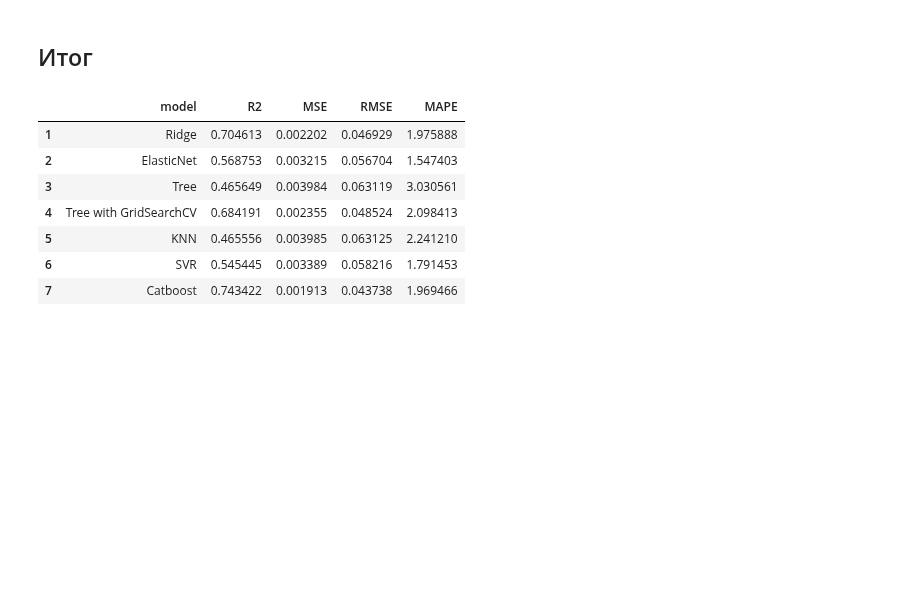
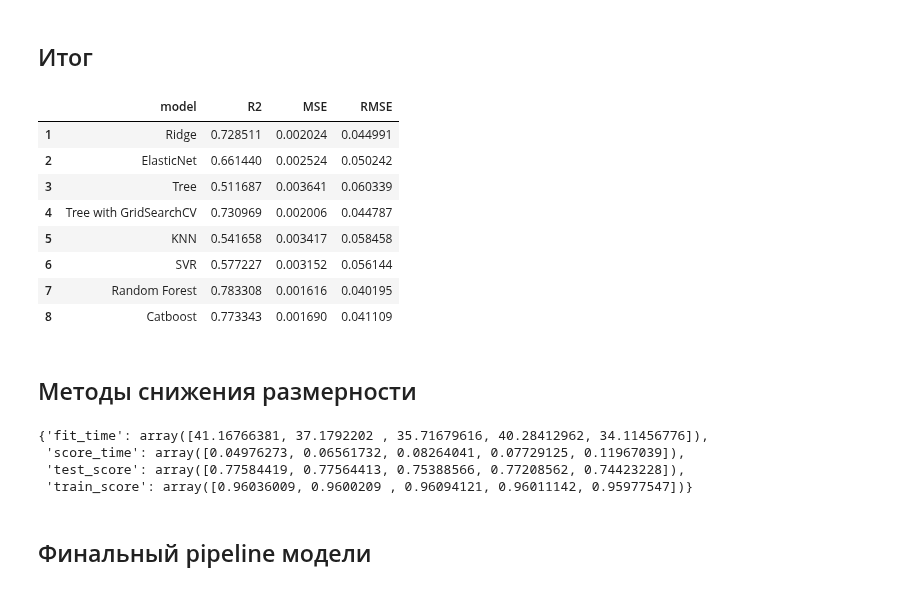
Before and after one commit to Igorkimrb/Search_locations_for_ATMs, a Jupyter notebook: learning/Agg_ML_Models.ipynb, the cells around one changed output. Cells and saved outputs as stored; diff of their text form; code cells hidden in the pictures; blank space fills up the shorter version.

```diff
--- a/learning/Agg_ML_Models.ipynb
+++ b/learning/Agg_ML_Models.ipynb
@@ -7,4 +44,7 @@ import numpy as np
 df = pd.read_csv('../data/expanded_data_with_OSM.csv', sep = ',')
 df_target = pd.read_csv('../data/train.csv', sep = ',')
 
+regions_data = pd.read_csv('../data/regions_data.csv', sep = ';').rename(columns={'Unnamed: 0': 'regions'})
+df = df.merge(regions_data, how='left', on='regions')
+
 df = df.merge(df_target[['id', 'target']], how='left', on='id')
@@ -315,0 +408,24 @@ TEST: R2: 0.5454453415056573, MSE: 0.002947324051194744,           RMSE: 0.05821
+# %%
+from sklearn.ensemble import RandomForestRegressor
+
+rf = RandomForestRegressor(random_state=42, n_jobs=-1, warm_start=True)
+
+rf.fit(X_train, y_train)
+
+rf_train = rf.predict(X_train)
+rf_test = rf.predict(X_test)
+
+rf_r2_train = r2_score(y_train, rf_train)
+rf_mse_train = MSE(y_train, rf_train)
+rf_rmse_train = MSE(y_train, rf_train, squared=False)
+rf_mape_train = MAPE(y_train, rf_train)
+
+rf_r2_test = r2_score(y_test, rf_test)
+rf_mse_test = MSE(y_test, rf_test)
+rf_rmse_test = MSE(y_test, rf_test, squared=False)
+rf_mape_test = MAPE(y_test, rf_test)
+
+print(f"TRAIN: R2: {rf_r2_train}, MSE: {rf_mse_train}, \
+RMSE: {rf_rmse_train}, MAPE: {rf_mape_train}\n")
+print(f"TEST: R2: {rf_r2_test}, MSE: {rf_mse_test }, \
+RMSE: {rf_rmse_test }, MAPE: {rf_mape_test}")
@@ -398,26 +576,32 @@ feat_importances = pd.Series(cb.feature_importances_, index=X_train.columns).nla
 ## Итог
 # %%
 metrics = pd.DataFrame({'model': ['LinearRegression', 'Ridge', 'ElasticNet', 'Tree',
-                        'Tree with GridSearchCV', 'KNN', 'SVR', 'Catboost'],
+                        'Tree with GridSearchCV', 'KNN', 'SVR', 'Random Forest', 'Catboost'],
                         'R2':    [lr_r2_test, ridge_r2_test, en_r2_test, tree_r2_test,
-                                  gs_tree_r2_test, knn_r2_test, svr_r2_test, cb_r2_test],
+                                  gs_tree_r2_test, knn_r2_test, svr_r2_test, rf_r2_test,
+                                  cb_r2_test],
                         'MSE':   [lr_mse_test, ridge_mse_test, en_mse_test, tree_mse_test,
-                                  gs_tree_mse_test, knn_mse_test, svr_mse_test, cb_mse_test],
+                                  gs_tree_mse_test, knn_mse_test, svr_mse_test, rf_mse_test,
+                                  cb_mse_test],
                         'RMSE':  [lr_rmse_test, ridge_rmse_test, en_rmse_test, tree_rmse_test,
-                                  gs_tree_rmse_test, knn_rmse_test, svr_rmse_test, cb_rmse_test],
-                        'MAPE':  [lr_mape_test, ridge_mape_test, en_mape_test, tree_mape_test,
-                                  gs_tree_mape_test, knn_mape_test, svr_mape_test, cb_mape_test]
+                                  gs_tree_rmse_test, knn_rmse_test, svr_rmse_test, rf_rmse_test,
+                                  cb_rmse_test],
+#                         'MAPE':  [lr_mape_test, ridge_mape_test, en_mape_test, tree_mape_test,
+#                                   gs_tree_mape_test, knn_mape_test, svr_mape_test, rf_mape_test, cb_mape_test]
                         })
 
 metrics.iloc[1:, 1:] = metrics.iloc[1:, 1:].applymap(lambda x: f'{x:.6f}')
 norm_metrics = metrics.iloc[1:, :]
 norm_metrics
 # %% [output]
-|  | model | R2 | MSE | RMSE | MAPE |
-| 1 | Ridge | 0.704613 | 0.002202 | 0.046929 | 1.975888 |
-| 2 | ElasticNet | 0.568753 | 0.003215 | 0.056704 | 1.547403 |
-| 3 | Tree | 0.465649 | 0.003984 | 0.063119 | 3.030561 |
-| 4 | Tree with GridSearchCV | 0.684191 | 0.002355 | 0.048524 | 2.098413 |
-| 5 | KNN | 0.465556 | 0.003985 | 0.063125 | 2.241210 |
-| 6 | SVR | 0.545445 | 0.003389 | 0.058216 | 1.791453 |
-| 7 | Catboost | 0.743422 | 0.001913 | 0.043738 | 1.969466 |
+|  | model | R2 | MSE | RMSE |
+| 1 | Ridge | 0.728511 | 0.002024 | 0.044991 |
+| 2 | ElasticNet | 0.661440 | 0.002524 | 0.050242 |
+| 3 | Tree | 0.511687 | 0.003641 | 0.060339 |
+| 4 | Tree with GridSearchCV | 0.730969 | 0.002006 | 0.044787 |
+| 5 | KNN | 0.541658 | 0.003417 | 0.058458 |
+| 6 | SVR | 0.577227 | 0.003152 | 0.056144 |
+| 7 | Random Forest | 0.783308 | 0.001616 | 0.040195 |
+| 8 | Catboost | 0.773343 | 0.001690 | 0.041109 |
+# %% [markdown]
+## Методы снижения размерности
@@ -423,0 +615,9 @@ norm_metrics
+# %%
+cv_res = cross_validate(pipe0, X_train, y_train, cv=5, scoring='r2', n_jobs=-1
+                         return_train_score=True)
+cv_res
+# %% [output]
+{'fit_time': array([41.16766381, 37.1792202 , 35.71679616, 40.28412962, 34.11456776]),
+ 'score_time': array([0.04976273, 0.06561732, 0.08264041, 0.07729125, 0.11967039]),
+ 'test_score': array([0.77584419, 0.77564413, 0.75388566, 0.77208562, 0.74423228]),
+ 'train_score': array([0.96036009, 0.9600209 , 0.96094121, 0.96011142, 0.95977547])}
@@ -423,0 +631,2 @@ norm_metrics
+# %% [markdown]
+## Финальный pipeline модели
```
Also changed, not shown: parts of 40 cells of this notebook, 11 other files.
